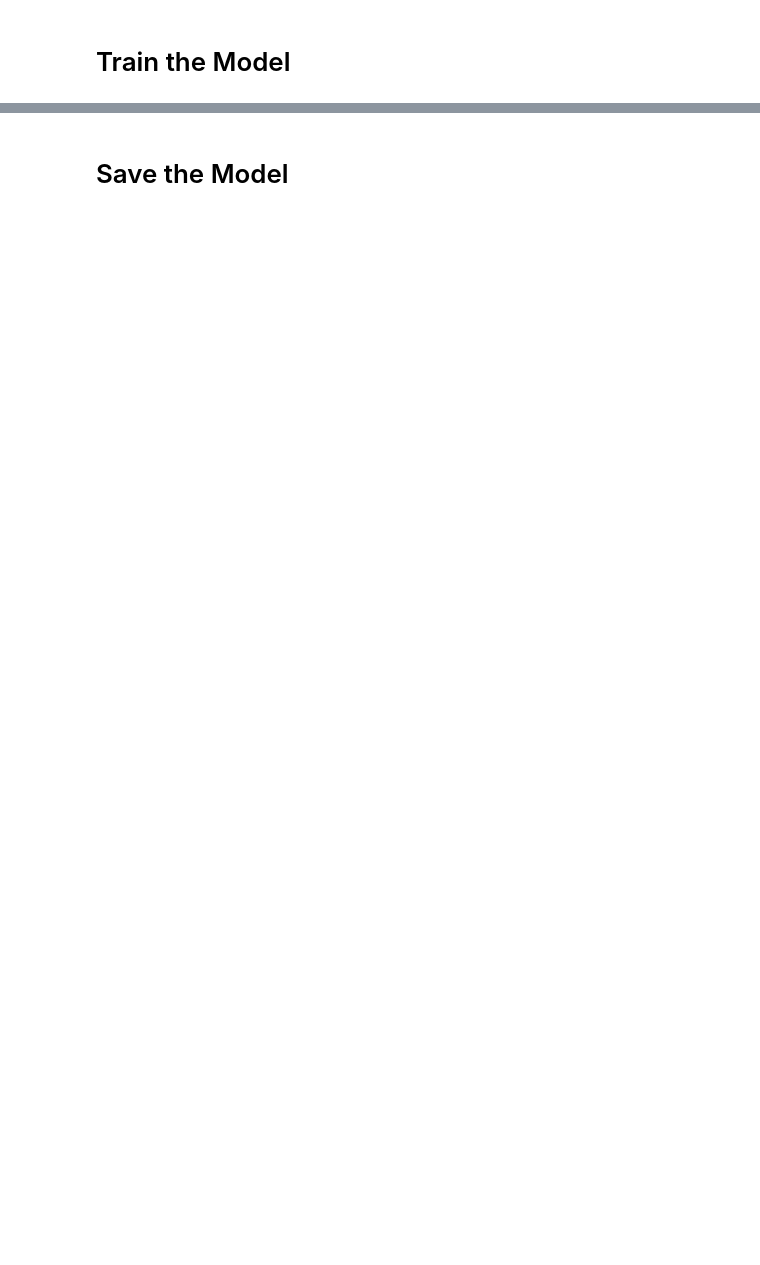
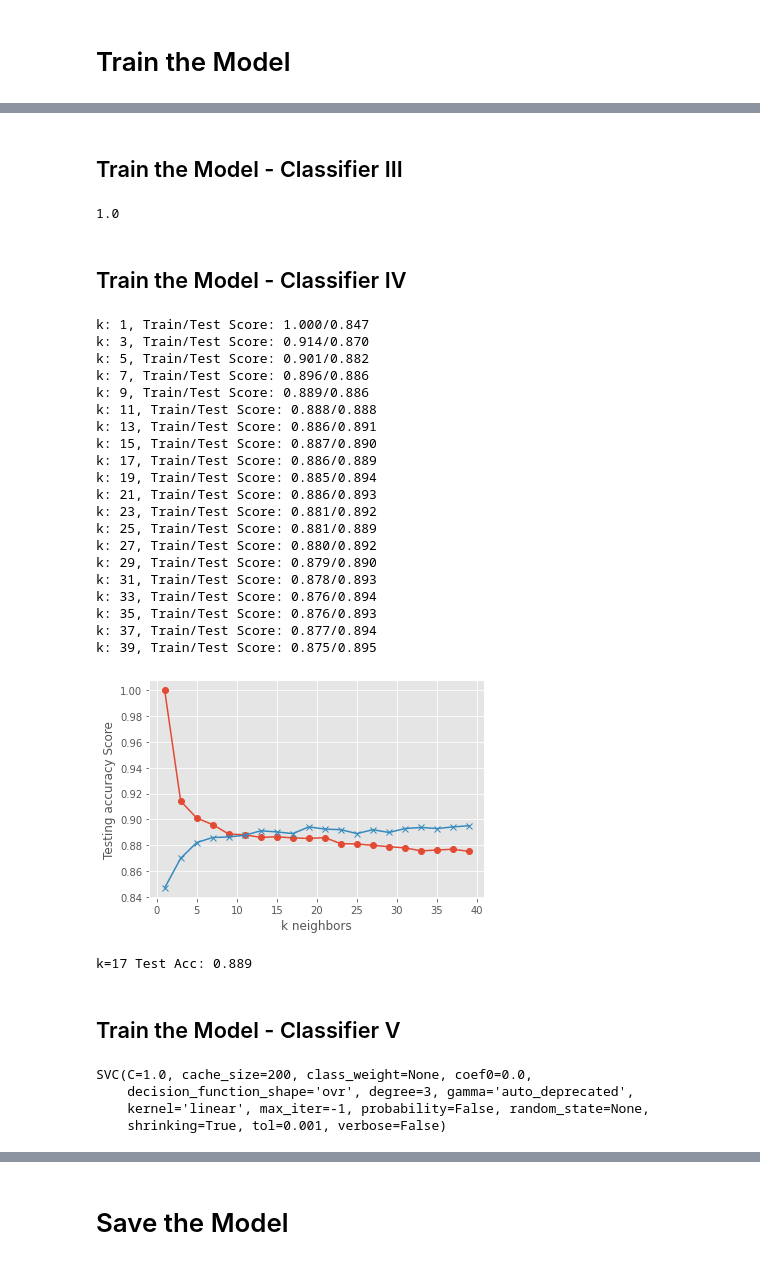
Before and after one commit to ejw-data/ml-classification-1, a Jupyter notebook: gridsearchcv.ipynb, the cells around one changed output, grey strips where cells are left out. Drawn from its saved outputs; the diff is of its cells as text; code cells hidden in the pictures; blank space fills up the shorter version.

```diff
--- a/gridsearchcv.ipynb
+++ b/gridsearchcv.ipynb
@@ -112,0 +167,2 @@ print(grid2.best_score_)
+# %%
+classifier.fit(X_train_scaled, y_train)
@@ -112,0 +294,73 @@ print(grid2.best_score_)
+# %% [markdown]
+## Train the Model - Classifier III
+# %%
+# Create and score a decision tree classifier
+from sklearn import tree
+clf = tree.DecisionTreeClassifier()
+clf = clf.fit(X_train, y_train)
+clf.score(X_train, y_train)
+# %% [output]
+1.0
+# %% [markdown]
+## Train the Model - Classifier IV
+# %%
+# Loop through different k values to see which has the highest accuracy
+# Note: We only use odd numbers because we don't want any ties
+from sklearn.neighbors import KNeighborsClassifier
+train_scores = []
+test_scores = []
+for k in range(1, 40, 2):
+    knn = KNeighborsClassifier(n_neighbors=k)
+    knn.fit(X_train_scaled, y_train)
+    train_score = knn.score(X_train_scaled, y_train)
+    test_score = knn.score(X_test_scaled, y_test)
+    train_scores.append(train_score)
+    test_scores.append(test_score)
+    print(f"k: {k}, Train/Test Score: {train_score:.3f}/{test_score:.3f}")
+
+
+plt.plot(range(1, 40, 2), train_scores, marker='o')
+plt.plot(range(1, 40, 2), test_scores, marker="x")
+plt.xlabel("k neighbors")
+plt.ylabel("Testing accuracy Score")
+plt.show()
+# %% [output]
+k: 1, Train/Test Score: 1.000/0.847
+k: 3, Train/Test Score: 0.914/0.870
+k: 5, Train/Test Score: 0.901/0.882
+k: 7, Train/Test Score: 0.896/0.886
+k: 9, Train/Test Score: 0.889/0.886
+k: 11, Train/Test Score: 0.888/0.888
+k: 13, Train/Test Score: 0.886/0.891
+k: 15, Train/Test Score: 0.887/0.890
+k: 17, Train/Test Score: 0.886/0.889
+k: 19, Train/Test Score: 0.885/0.894
+k: 21, Train/Test Score: 0.886/0.893
+k: 23, Train/Test Score: 0.881/0.892
+k: 25, Train/Test Score: 0.881/0.889
+k: 27, Train/Test Score: 0.880/0.892
+k: 29, Train/Test Score: 0.879/0.890
+k: 31, Train/Test Score: 0.878/0.893
+k: 33, Train/Test Score: 0.876/0.894
+k: 35, Train/Test Score: 0.876/0.893
+k: 37, Train/Test Score: 0.877/0.894
+k: 39, Train/Test Score: 0.875/0.895
+[figure, added]
+# %%
+# Note that k: 9 provides the best accuracy where the classifier starts to stablize
+knn = KNeighborsClassifier(n_neighbors=17)
+knn.fit(X_train_scaled, y_train)
+print('k=17 Test Acc: %.3f' % knn.score(X_test_scaled, y_test))
+# %% [output]
+k=17 Test Acc: 0.889
+# %% [markdown]
+## Train the Model - Classifier V
+# %%
+from sklearn.svm import SVC
+model = SVC(kernel='linear')
+model.fit(X_train_scaled, y_train_scaled)
+# %% [output]
+SVC(C=1.0, cache_size=200, class_weight=None, coef0=0.0,
+    decision_function_shape='ovr', degree=3, gamma='auto_deprecated',
+    kernel='linear', max_iter=-1, probability=False, random_state=None,
+    shrinking=True, tol=0.001, verbose=False)
```
Also changed, not shown: parts of 53 cells of this notebook, 4 other files.
